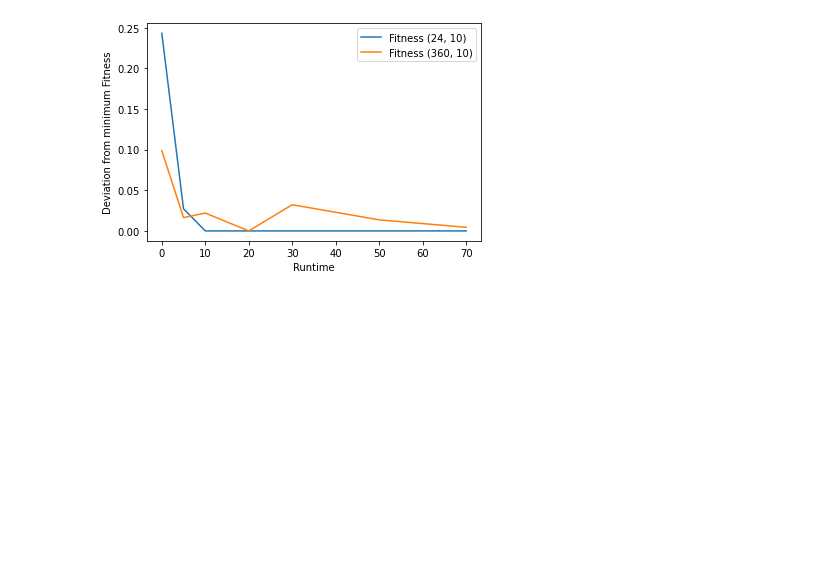
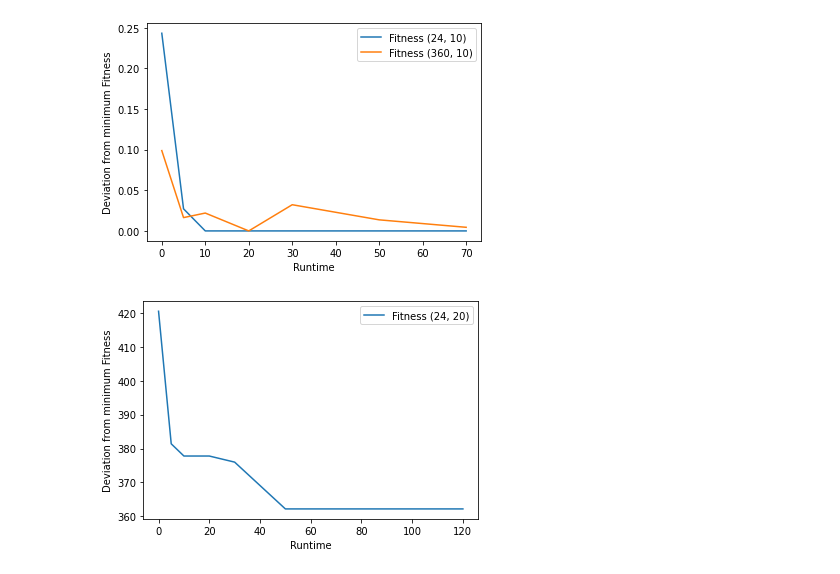
Before and after one commit to LTluttmann/cobot_shortest_path, a Jupyter notebook: analyse_solution/visualize_capacitated_bins.ipynb, the cells around one changed output. Cells and saved outputs as stored; diff of their text form; code cells hidden in the pictures; blank space fills up the shorter version.

```diff
--- a/analyse_solution/visualize_capacitated_bins.ipynb
+++ b/analyse_solution/visualize_capacitated_bins.ipynb
@@ -64,6 +64,9 @@ runtime_dict_24_10 = {k: (v -  minimum) / v for minimum in (min(runtime_dict_24_
 runtime_dict_360_10 = {0: 819.5999999999997, 5: 750.8999999999996, 10: 755.1999999999998,
                        20: 738.5999999999997, 30: 763.1999999999998, 50: 748.7999999999997, 70: 741.8999999999997}
 runtime_dict_360_10 = {k: (v - minimum) / v for minimum in (min(runtime_dict_360_10.values()),) for k, v in runtime_dict_360_10.items()}
+# %%
+runtime_dict_24_20 = {0: 420.5, 5: 381.4, 10: 377.8, 20: 377.8, 30: 376.0, 50: 362.2,
+                      80: 362.19999999999993, 120: 362.19999999999993}
 # %%
 df_24_10 = pd.DataFrame.from_dict(runtime_dict_24_10, orient="index").reset_index()
 df_24_10.columns = ["Runtime", "Fitness (24, 10)"]
@@ -77,3 +80,11 @@ plt.ylabel("Deviation from minimum Fitness")
 plt.show()
 # %% [output]
 [figure]
+# %%
+df_24_10 = pd.DataFrame.from_dict(runtime_dict_24_20, orient="index").reset_index()
+df_24_10.columns = ["Runtime", "Fitness (24, 20)"]
+df_24_10.plot(x="Runtime")
+plt.ylabel("Deviation from minimum Fitness")
+plt.show()
+# %% [output]
+[figure, added]
```
Also changed, not shown: parts of 2 cells of this notebook, 4 other files.
